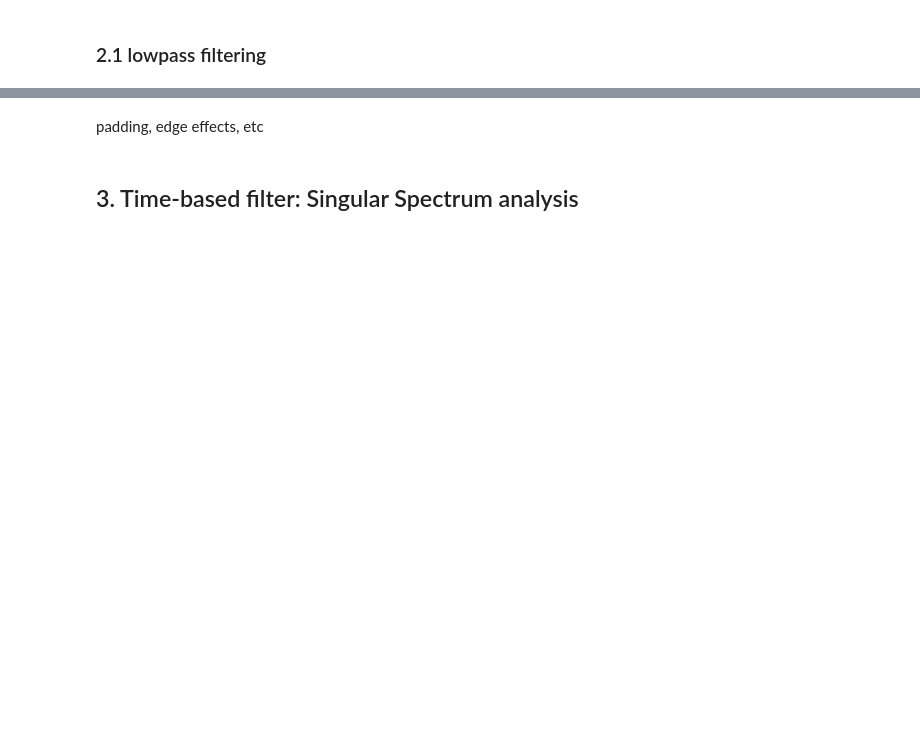
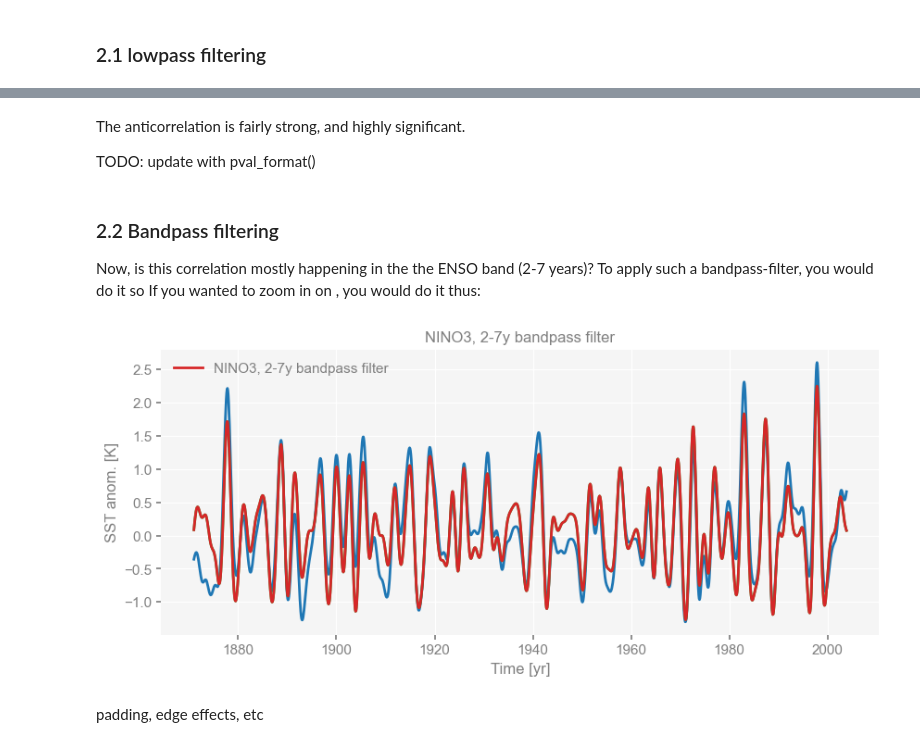
Before and after one commit to LinkedEarth/Pyleoclim_util, a Jupyter notebook: example_notebooks/filtering_tutorial.ipynb, the cells around one changed output, grey strips where cells are left out. Cells and saved outputs as stored; diff of their text form; code cells hidden in the pictures; blank space fills up the shorter version.

```diff
--- a/example_notebooks/filtering_tutorial.ipynb
+++ b/example_notebooks/filtering_tutorial.ipynb
@@ -61,4 +61,16 @@ TypeError: ufunc 'isfinite' not supported for the input types, and the inputs co
+# %% [markdown]
+The anticorrelation is fairly strong, and highly significant.
+
+TODO: update with pval_format()
+# %% [markdown]
+### 2.2 Bandpass filtering
+
+Now, is this correlation mostly happening in the the ENSO band (2-7 years)? To apply such a bandpass-filter, you would do it so
+If you wanted to zoom in on , you would do it thus:
+# %%
+nino_bp = nino_i.filter(cutoff_scale=[2,7]).plot(label='NINO3, 2-7y bandpass filter',ax=ax1)
+pyleo.showfig(f1)
+# %% [output]
+[figure, added]
 # %% [markdown]
 padding, edge effects, etc
-# %% [markdown]
-## 3. Time-based filter: Singular Spectrum analysis
```
Also changed, not shown: parts of 6 cells of this notebook.
